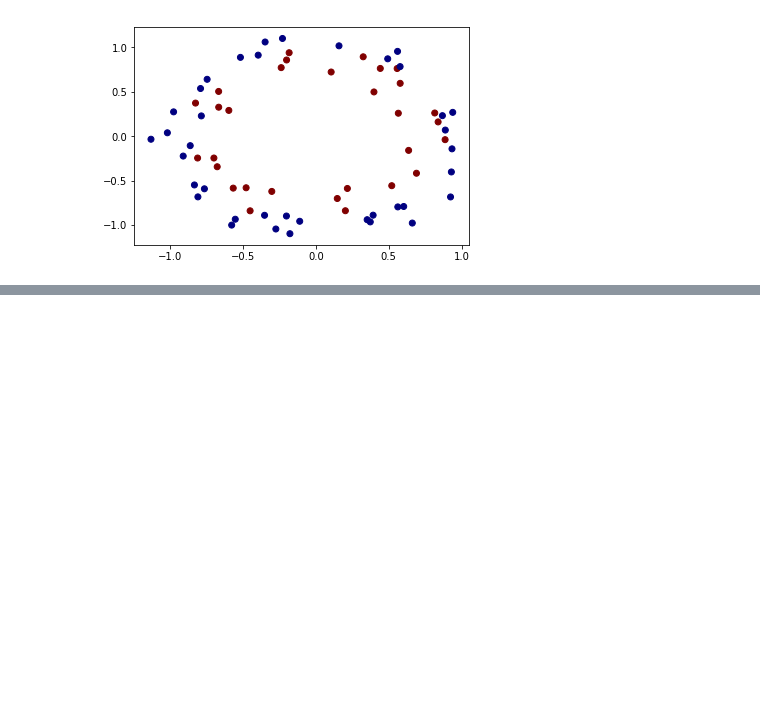
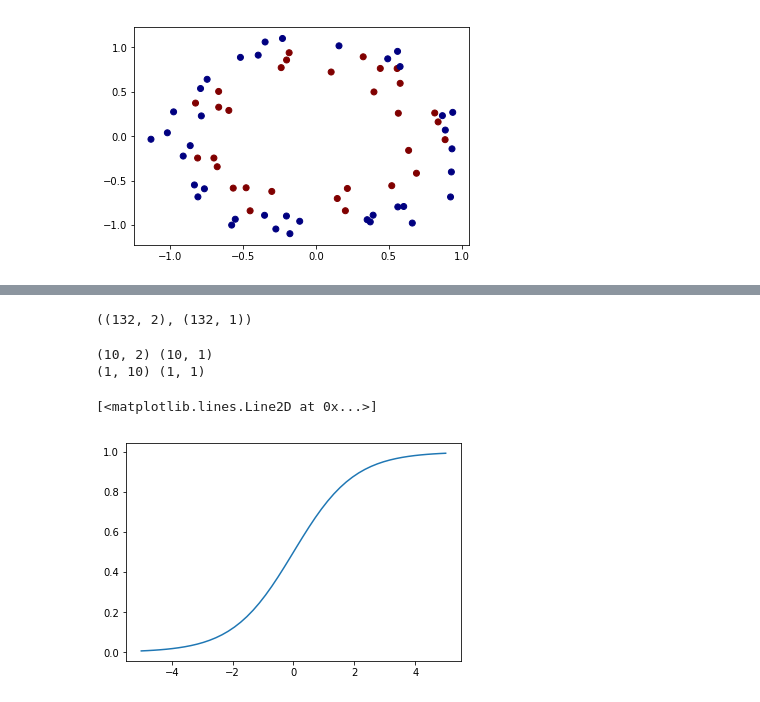
Before and after one commit to najah80/syntethic_2D, a Jupyter notebook: Synthetic_Dataset.ipynb, the cells around one changed output, grey strips where cells are left out. Cells and saved outputs as stored; diff of their text form; code cells hidden in the pictures; blank space fills up the shorter version.

```diff
--- a/Synthetic_Dataset.ipynb
+++ b/Synthetic_Dataset.ipynb
@@ -154,0 +158,45 @@ plot_dataset(X_test, y_test)
+# %%
+# On visualise les shapes des inputs
+
+X_train.shape, y_train.shape
+# %% [output]
+((132, 2), (132, 1))
+# %%
+# Créer les paramètres de notre réseaux de neurones
+
+n_neuron_1 = 10
+n_x_features = X_train.shape[1] # Pour être générique, mais on sait tous que c'est 2 vu qu'on est en 2D
+
+# On force le destin
+np.random.seed(777)
+
+# On init les poids de la première couche
+W1 = np.random.randn(n_neuron_1, n_x_features)
+b1 = np.zeros((n_neuron_1, 1))
+
+print(W1.shape, b1.shape)
+
+# On init les poids de la seconde couche
+n_neuron_2 = 1
+W2 = np.random.randn(n_neuron_2, n_neuron_1)
+b2 = np.zeros((n_neuron_2, 1))
+
+print(W2.shape, b2.shape)
+# %% [output]
+(10, 2) (10, 1)
+(1, 10) (1, 1)
+# %%
+# On définit la fonction Sigmoid
+
+def sigmoid(Z):
+    eZ = np.exp(-Z)
+    return 1. / (1. + eZ)
+
+# Visualiser la fonction sigmoid
+
+ligne = np.linspace(-5, 5)
+sig = sigmoid(ligne)
+plt.plot(ligne, sig)
+# %% [output]
+[<matplotlib.lines.Line2D at 0x...>]
+[figure, added]
```
Also changed, not shown: parts of 1 cell of this notebook.
